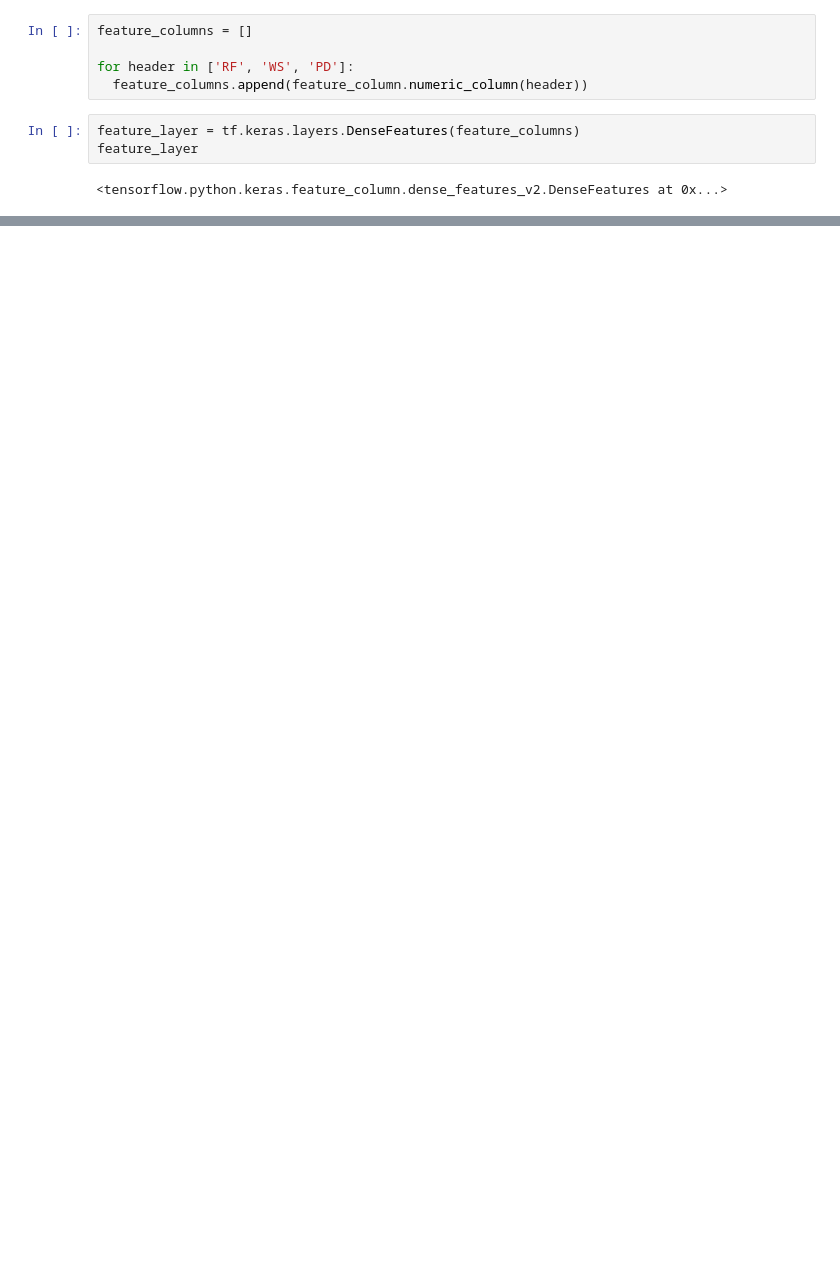
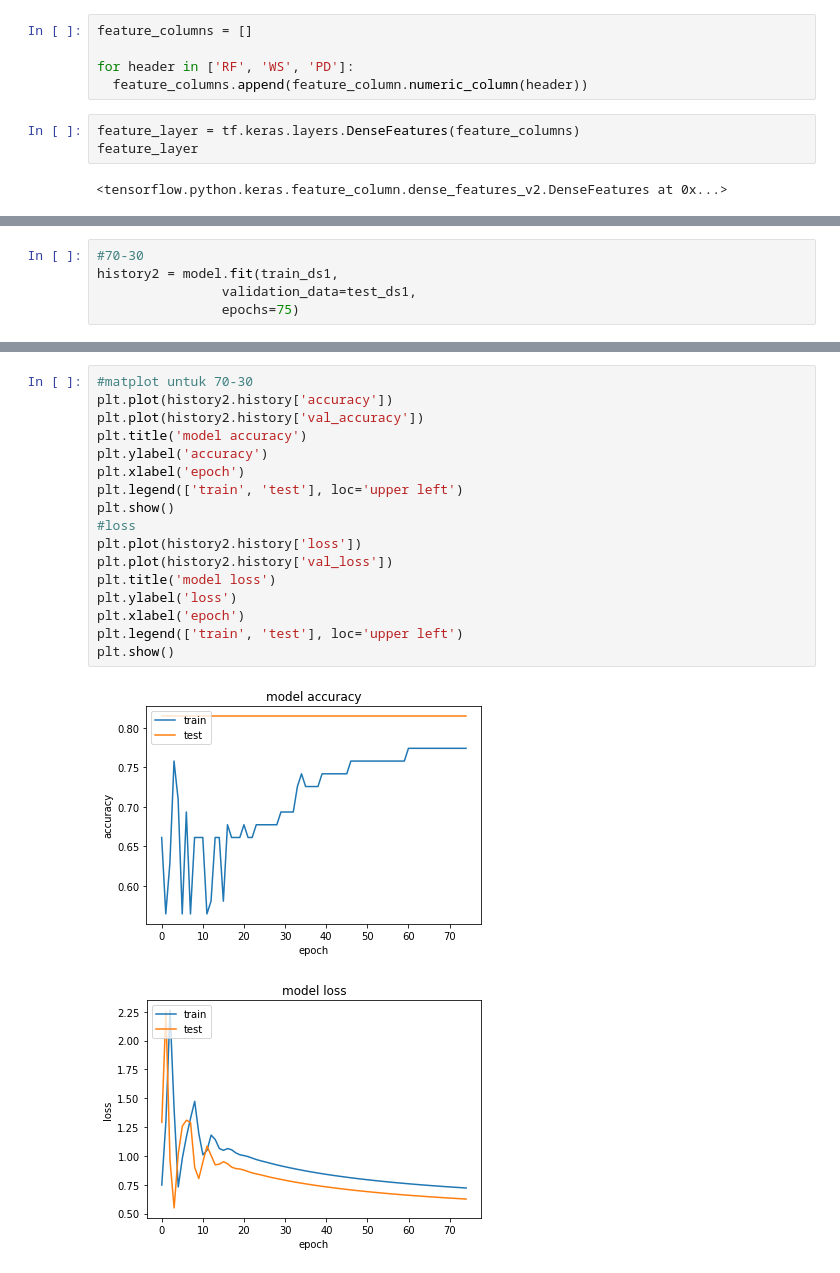
Before and after one commit to martinpdab/tugasscdl, a Jupyter notebook: Skenario3.ipynb, the cells around one changed output, grey strips where cells are left out. Cells and saved outputs as stored; diff of their text form; blank space fills up the shorter version.

```diff
--- a/Skenario3.ipynb
+++ b/Skenario3.ipynb
@@ -140,0 +143,5 @@ Epoch 75/75
+# %%
+#70-30
+history2 = model.fit(train_ds1,
+                validation_data=test_ds1,
+                epochs=75)
@@ -164,0 +190,20 @@ dict_keys(['loss', 'accuracy', 'val_loss', 'val_accuracy'])
+# %%
+#matplot untuk 70-30
+plt.plot(history2.history['accuracy'])
+plt.plot(history2.history['val_accuracy'])
+plt.title('model accuracy')
+plt.ylabel('accuracy')
+plt.xlabel('epoch')
+plt.legend(['train', 'test'], loc='upper left')
+plt.show()
+#loss
+plt.plot(history2.history['loss'])
+plt.plot(history2.history['val_loss'])
+plt.title('model loss')
+plt.ylabel('loss')
+plt.xlabel('epoch')
+plt.legend(['train', 'test'], loc='upper left')
+plt.show()
+# %% [output]
+[figure, added]
+[figure, added]
```
Also changed, not shown: parts of 10 cells of this notebook.
